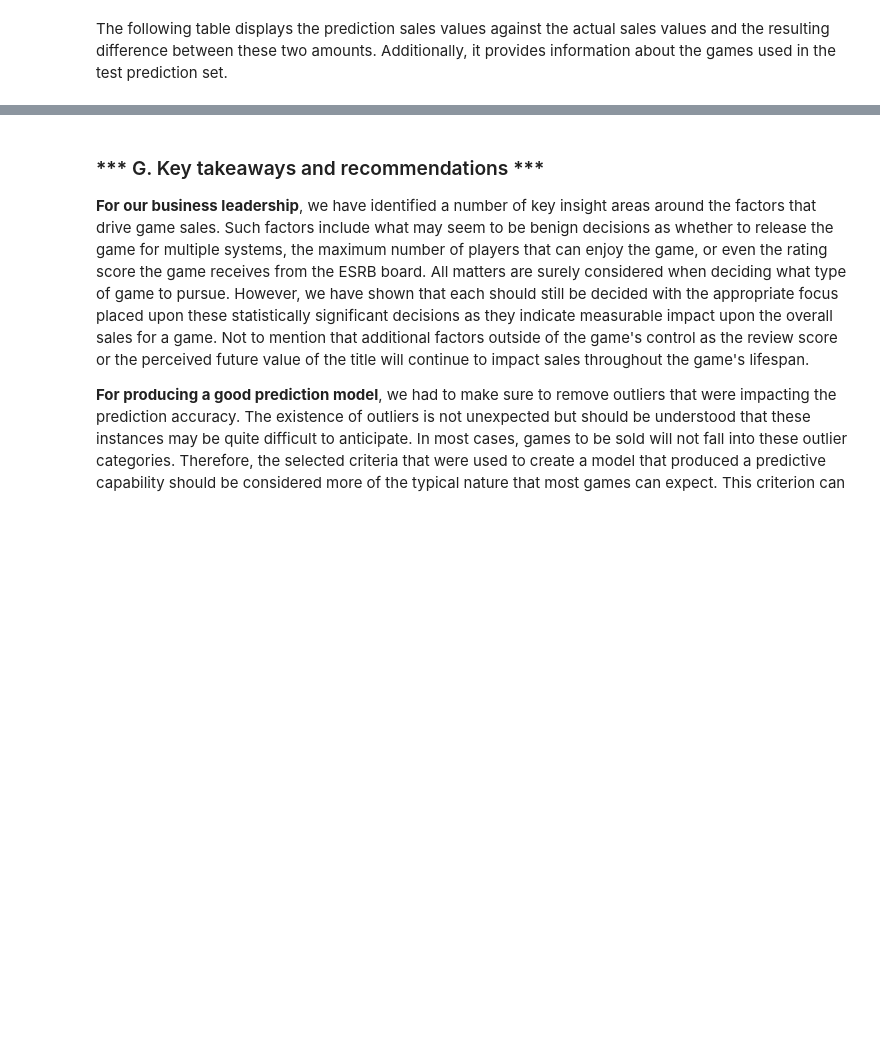
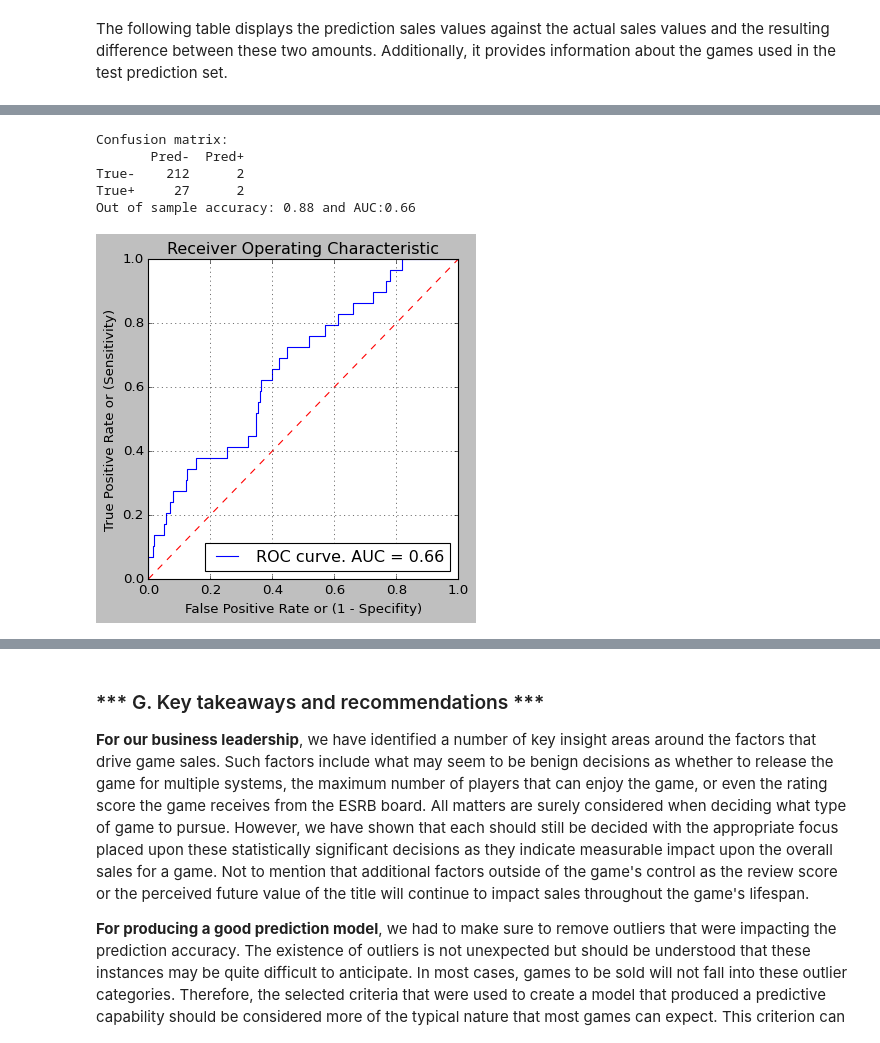
Before and after one commit to johnnystrada/dataprojects, a Jupyter notebook: VideoGameSalesPrediction.ipynb, the cells around one changed output, grey strips where cells are left out. Saved outputs shown, nothing was run; the diff lists cells and outputs as text; code cells hidden in the pictures; blank space fills up the shorter version.

```diff
--- a/VideoGameSalesPrediction.ipynb
+++ b/VideoGameSalesPrediction.ipynb
@@ -1405,0 +1531,9 @@ prediction_results.merge(df['game'], left_index=True, right_index=True).merge(df
+# %%
+# Creating model
+
+tX_l2, vX_l2, tY_l2, vY_l2 = tts(df_log2.drop(['over_mil'], axis=1), df_log2['over_mil'], test_size = 0.2, random_state=123)
+# %%
+# Logistic regression model summary
+
+md_l2 = sm.Logit(tY_l2, tX_l2).fit()
+print(md_l2.summary(title='Video Game Sales Prediction Logistic v2', alpha=.05))
@@ -1405,0 +1558,32 @@ prediction_results.merge(df['game'], left_index=True, right_index=True).merge(df
+# %%
+# Creating prediction probabilities and labels
+
+pY_prob_l2 = md_l2.predict(vX_l2)
+pY_prob_l2 = pY_prob_l2
+pY_l2 = (pY_prob_l2 > 0.5) * 1
+AUC = roc_auc_score(vY_l2, pY_prob_l2)
+
+# Creating confusion matrix
+
+dfCM = pd.DataFrame(confusion_matrix(vY_l2, pY_l2), index=['True-','True+'], columns=['Pred-','Pred+'])
+print(f'Confusion matrix:\n{dfCM}')
+print(f'Out of sample accuracy: {np.mean(pY_l2 == vY_l2):.2f} and AUC:{AUC:.2f}')
+
+# Creating ROC & AUC plot
+
+fpr, tpr, thresholds = roc_curve(vY_l2, pY_prob_l2)
+
+plt.rcParams['figure.figsize'] = [5, 5]
+ax = pd.DataFrame([fpr, tpr], index=['fpr','tpr']).T.plot(
+    'fpr','tpr', kind='line', grid=True, title='Receiver Operating Characteristic', label=f'ROC curve. AUC = {AUC:.2f}');
+
+ax.plot([0, 1], [0, 1], 'r--');  # random predictions curve
+ax.set_ylabel('True Positive Rate or (Sensitivity)');
+ax.set_xlabel('False Positive Rate or (1 - Specifity)');
+# %% [output]
+Confusion matrix:
+       Pred-  Pred+
+True-    212      2
+True+     27      2
+Out of sample accuracy: 0.88 and AUC:0.66
+[figure, added]
```
Also changed, not shown: parts of 38 cells of this notebook.
